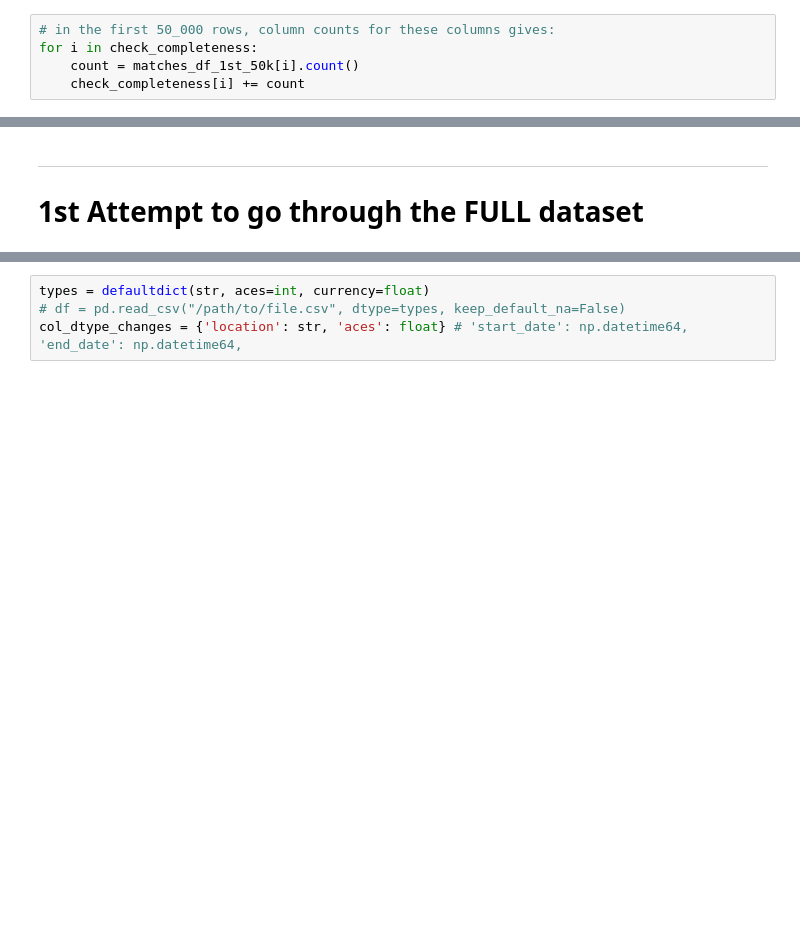
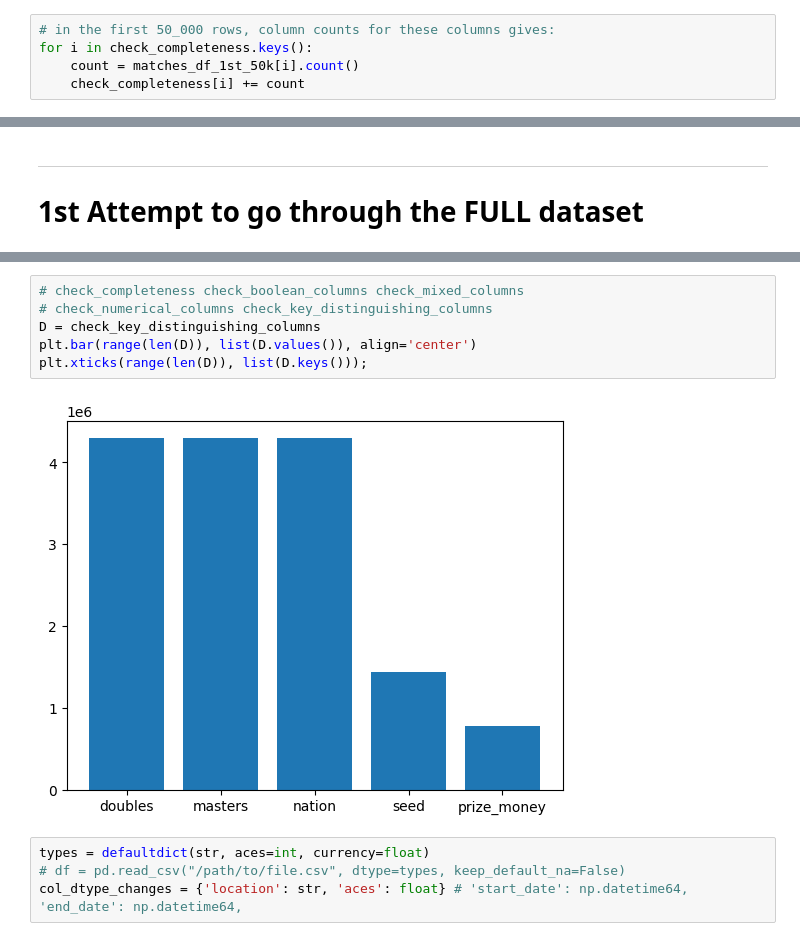
Before and after one commit to hughharford/atp, a Jupyter notebook: notebooks/01_EDA_data_cleanse.ipynb, the cells around one changed output, grey strips where cells are left out. Cells and saved outputs as stored; diff of their text form; blank space fills up the shorter version.

```diff
--- a/notebooks/01_EDA_data_cleanse.ipynb
+++ b/notebooks/01_EDA_data_cleanse.ipynb
@@ -273,7 +275,7 @@ check_boolean_columns = {'player_victory': 0, 'retirement': 0, 'won_first_set':
 #     print(i)
 # %%
 # in the first 50_000 rows, column counts for these columns gives:
-for i in check_completeness:
+for i in check_completeness.keys():
     count = matches_df_1st_50k[i].count()
     check_completeness[i] += count
 # %%
@@ -396,3 +472,11 @@ print(round(time.time() - start,2), ' seconds')
+# %%
+# check_completeness check_boolean_columns check_mixed_columns
+# check_numerical_columns check_key_distinguishing_columns
+D = check_key_distinguishing_columns
+plt.bar(range(len(D)), list(D.values()), align='center')
+plt.xticks(range(len(D)), list(D.keys()));
+# %% [output]
+[figure, added]
 # %%
 types = defaultdict(str, aces=int, currency=float)
 # df = pd.read_csv("/path/to/file.csv", dtype=types, keep_default_na=False)
```
Also changed, not shown: parts of 17 cells of this notebook, 2 other files.
